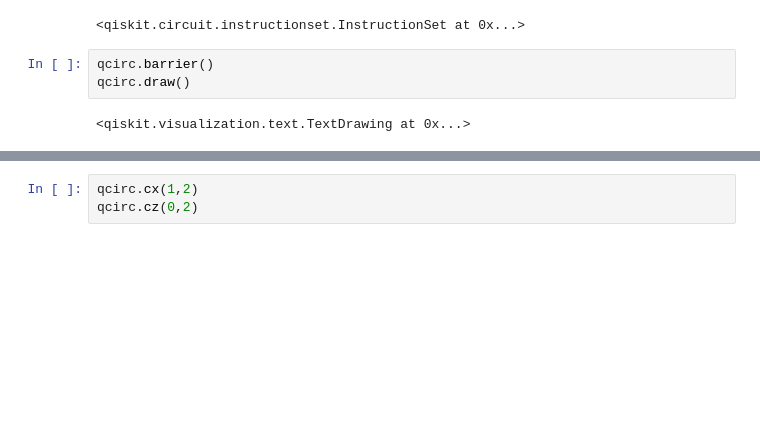
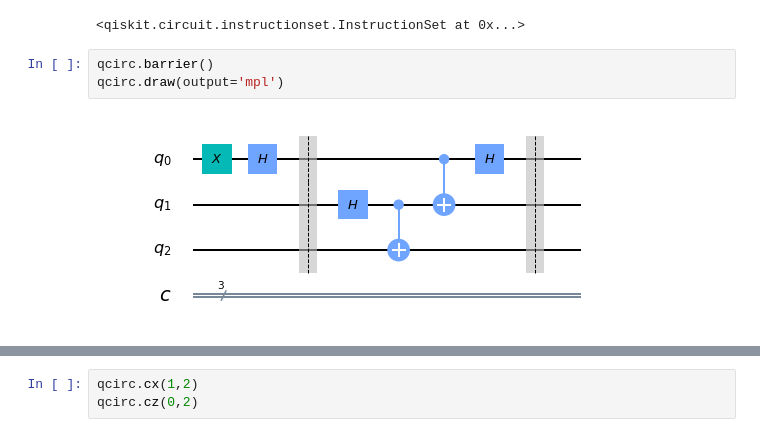
Before and after one commit to nashmathur/QuantumAlgorithms, a Jupyter notebook: Teleportation.ipynb, the cells around one changed output, grey strips where cells are left out. Saved outputs shown, nothing was run; the diff lists cells and outputs as text; blank space fills up the shorter version.

```diff
--- a/Teleportation.ipynb
+++ b/Teleportation.ipynb
@@ -28,7 +28,7 @@ qcirc.h(0)
 <qiskit.circuit.instructionset.InstructionSet at 0x...>
 # %%
 qcirc.barrier()
-qcirc.draw()
+qcirc.draw(output='mpl')
 # %% [output]
-<qiskit.visualization.text.TextDrawing at 0x...>
+[figure, added]
 # %%
```
Also changed, not shown: parts of 6 cells of this notebook, 2 other files.
